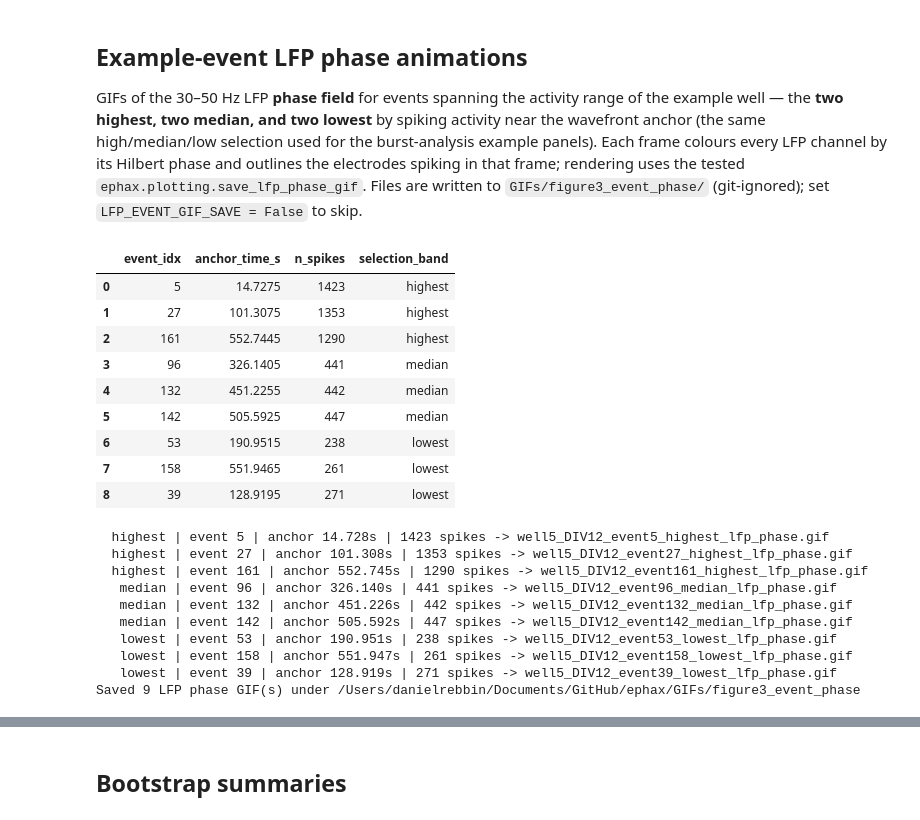
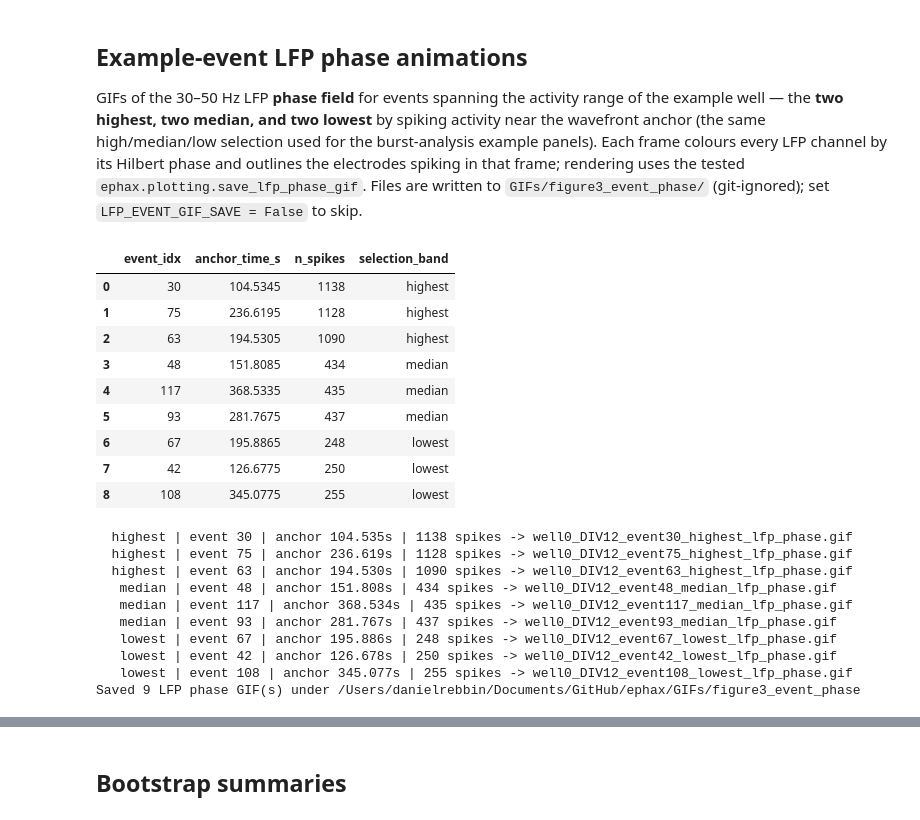
Before and after one commit to dlrebbin98/ephax, a Jupyter notebook: Notebooks/figure_3_lfp_event_front_compilation.ipynb, the cells around one changed output, grey strips where cells are left out. Saved outputs shown, nothing was run; the diff lists cells and outputs as text; code cells hidden in the pictures.

```diff
--- a/Notebooks/figure_3_lfp_event_front_compilation.ipynb
+++ b/Notebooks/figure_3_lfp_event_front_compilation.ipynb
@@ -59,7 +59,7 @@ np.random.seed(0)
 # %%
 DIV = 12
 AGGREGATE_WELLS = [0, 1, 2, 3, 4, 5]
-EXAMPLE_WELL = 5
+EXAMPLE_WELL = 0
 CACHE_PROFILE = "confirm"
 LFP_SOURCE = "stim_removal_null_lfp"
 BAND_LABEL = "30-50 Hz"
@@ -568,52 +573,52 @@ def build_event_phase_movie(anchor_time_s):
     mask = (t >= disp0) & (t <= disp1)
     with np.errstate(invalid="ignore"):
         chan_amp = np.nanmean(amp[mask], axis=0)
-    amax = float(np.nanmax(chan_amp)) if chan_amp.size and np.isfinite(np.nanmax(chan_amp)) else 0.0
+    amax = float(np.percentile(chan_amp, 95)) if chan_amp.size and np.isfinite(np.nanmax(chan_amp)) else 0.0
     amp_alpha = (chan_amp / amax) if amax > 0 else None
     return np.angle(u[mask]), t[mask], np.asarray(coords_mm, dtype=float), np.asarray(mapping["electrode"], dtype=int), amp_alpha
 
 
 gif_paths = []
 if LFP_EVENT_GIF_SAVE:
     LFP_EVENT_GIF_DIR.mkdir(parents=True, exist_ok=True)
     for row in gif_example_events.itertuples(index=False):
         event_idx = int(row.event_idx); anchor = float(row.anchor_time_s); band = str(row.selection_band)
         phase, t_disp, coords_mm, electrodes, amp_alpha = build_event_phase_movie(anchor)
         out_path = LFP_EVENT_GIF_DIR / f"well{EXAMPLE_WELL}_DIV{int(DIV)}_event{event_idx}_{band}_lfp_phase.gif"
         save_lfp_phase_gif(
             out_path, phase, t_disp, coords_mm,
             anchor_time_s=anchor, frame_step=_gif_frame_step_n,
             electrodes=electrodes,
             spike_times_s=gif_spike_times, spike_electrodes=gif_spike_electrodes,
             spike_half_window_s=_gif_frame_half_s, amplitude_alpha=amp_alpha,
             duration_s=LFP_EVENT_GIF_DURATION_S, dpi=LFP_EVENT_GIF_DPI,
             title_prefix=f"LFP phase | {band} event {event_idx}",
         )
         gif_paths.append((band, event_idx, out_path))
         print(f"  {band:>7} | event {event_idx} | anchor {anchor:.3f}s | {int(row.n_spikes)} spikes -> {out_path.name}")
     print(f"Saved {len(gif_paths)} LFP phase GIF(s) under {LFP_EVENT_GIF_DIR}")
 else:
     print("LFP_EVENT_GIF_SAVE=False; skipping LFP phase GIF generation.")
 # %% [output]
 |  | event_idx | anchor_time_s | n_spikes | selection_band |
-| 0 | 5 | 14.7275 | 1423 | highest |
-| 1 | 27 | 101.3075 | 1353 | highest |
-| 2 | 161 | 552.7445 | 1290 | highest |
-| 3 | 96 | 326.1405 | 441 | median |
-| 4 | 132 | 451.2255 | 442 | median |
-| 5 | 142 | 505.5925 | 447 | median |
-| 6 | 53 | 190.9515 | 238 | lowest |
-| 7 | 158 | 551.9465 | 261 | lowest |
-| 8 | 39 | 128.9195 | 271 | lowest |
+| 0 | 30 | 104.5345 | 1138 | highest |
+| 1 | 75 | 236.6195 | 1128 | highest |
+| 2 | 63 | 194.5305 | 1090 | highest |
+| 3 | 48 | 151.8085 | 434 | median |
+| 4 | 117 | 368.5335 | 435 | median |
+| 5 | 93 | 281.7675 | 437 | median |
+| 6 | 67 | 195.8865 | 248 | lowest |
+| 7 | 42 | 126.6775 | 250 | lowest |
+| 8 | 108 | 345.0775 | 255 | lowest |
-  highest | event 5 | anchor 14.728s | 1423 spikes -> well5_DIV12_event5_highest_lfp_phase.gif
-  highest | event 27 | anchor 101.308s | 1353 spikes -> well5_DIV12_event27_highest_lfp_phase.gif
-  highest | event 161 | anchor 552.745s | 1290 spikes -> well5_DIV12_event161_highest_lfp_phase.gif
-   median | event 96 | anchor 326.140s | 441 spikes -> well5_DIV12_event96_median_lfp_phase.gif
-   median | event 132 | anchor 451.226s | 442 spikes -> well5_DIV12_event132_median_lfp_phase.gif
-   median | event 142 | anchor 505.592s | 447 spikes -> well5_DIV12_event142_median_lfp_phase.gif
-   lowest | event 53 | anchor 190.951s | 238 spikes -> well5_DIV12_event53_lowest_lfp_phase.gif
-   lowest | event 158 | anchor 551.947s | 261 spikes -> well5_DIV12_event158_lowest_lfp_phase.gif
-   lowest | event 39 | anchor 128.919s | 271 spikes -> well5_DIV12_event39_lowest_lfp_phase.gif
+  highest | event 30 | anchor 104.535s | 1138 spikes -> well0_DIV12_event30_highest_lfp_phase.gif
+  highest | event 75 | anchor 236.619s | 1128 spikes -> well0_DIV12_event75_highest_lfp_phase.gif
+  highest | event 63 | anchor 194.530s | 1090 spikes -> well0_DIV12_event63_highest_lfp_phase.gif
+   median | event 48 | anchor 151.808s | 434 spikes -> well0_DIV12_event48_median_lfp_phase.gif
+   median | event 117 | anchor 368.534s | 435 spikes -> well0_DIV12_event117_median_lfp_phase.gif
+   median | event 93 | anchor 281.767s | 437 spikes -> well0_DIV12_event93_median_lfp_phase.gif
+   lowest | event 67 | anchor 195.886s | 248 spikes -> well0_DIV12_event67_lowest_lfp_phase.gif
+   lowest | event 42 | anchor 126.678s | 250 spikes -> well0_DIV12_event42_lowest_lfp_phase.gif
+   lowest | event 108 | anchor 345.077s | 255 spikes -> well0_DIV12_event108_lowest_lfp_phase.gif
 Saved 9 LFP phase GIF(s) under /Users/danielrebbin/Documents/GitHub/ephax/GIFs/figure3_event_phase
 # %% [markdown]
 ## Standalone phase-coherence diagnostic
```
Also changed, not shown: parts of 16 cells of this notebook, 4 other files.
